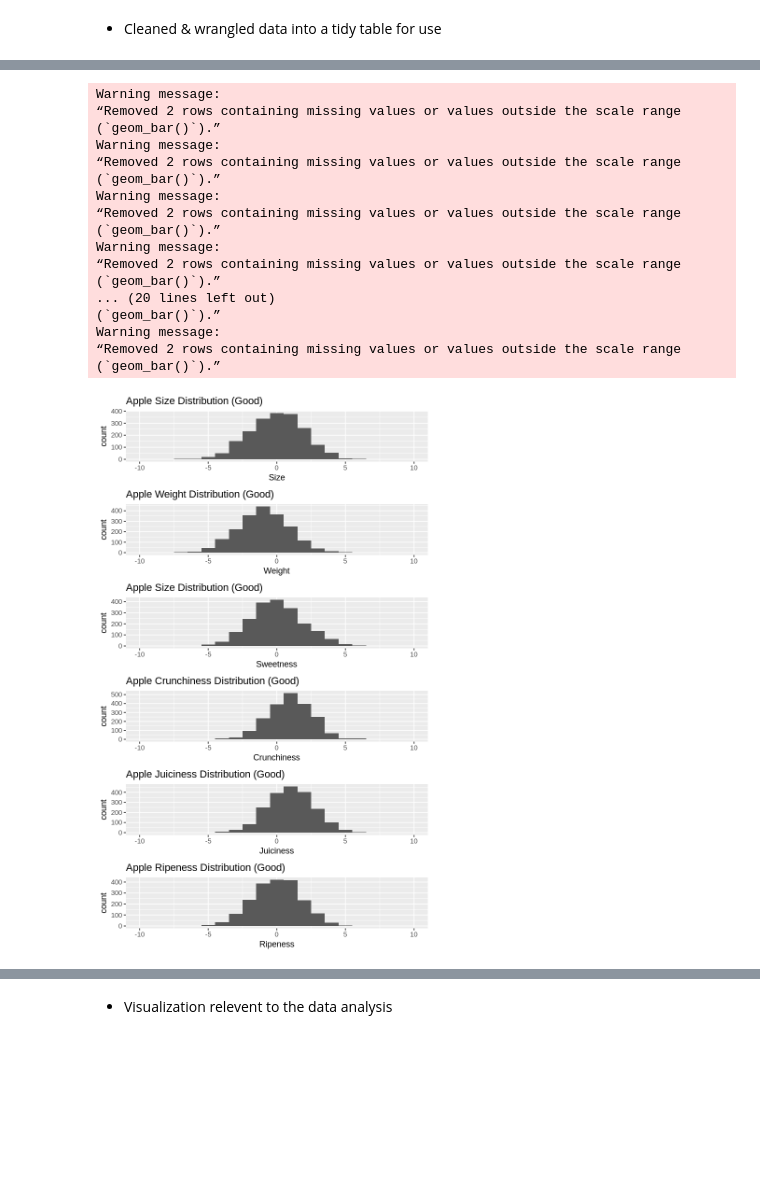
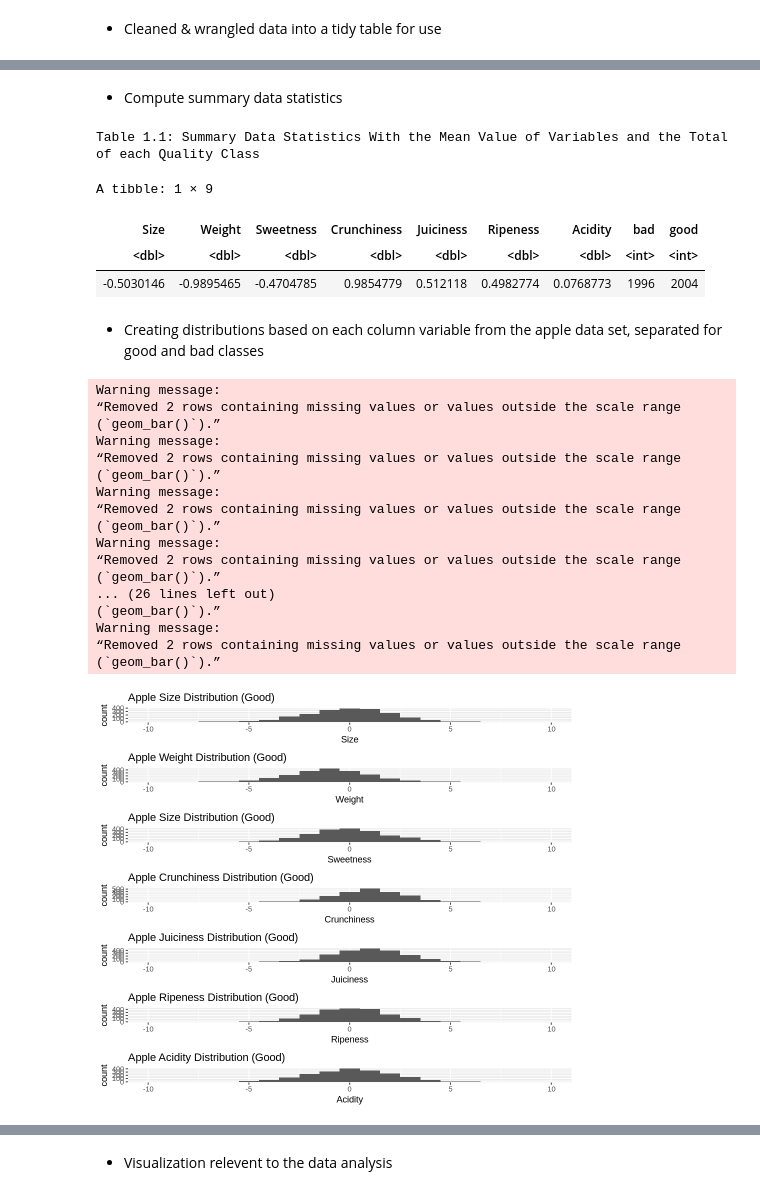
Before and after one commit to Dana-Te/DSCI100-Group-41, a Jupyter notebook: Group_Project_Report.ipynb, the cells around one changed output, grey strips where cells are left out. Cells and saved outputs as stored; diff of their text form; code cells hidden in the pictures; blank space fills up the shorter version.

Commit message:
Fixed wrangled data + added acidity

```diff
--- a/Group_Project_Report.ipynb
+++ b/Group_Project_Report.ipynb
@@ -78,26 +78,16 @@ A spec_tbl_df: 4001 × 9
 apple_data_wrangled<- apple_data|>
     filter(A_id!="NA")|>
     select(Size:Quality)|>
-    mutate(Acidity=as.character(Acidity))
+    mutate(Acidity=as.numeric(as.character(Acidity)),
+           Size	= as.numeric(Size),
+           Weight = as.numeric(Weight),
+           Sweetness = as.numeric(Sweetness),
+           Crunchiness = as.numeric(Crunchiness),
+           Juiciness = as.numeric(Juiciness),
+           Ripeness = as.numeric(Ripeness),
+           Quality = as.factor(Quality))
 
+cat("Table 1.0: Wrangled Apple Data")
 apple_data_wrangled
-
-apple_data_mean<- apple_data_wrangled|>
-    select(Size:Acidity)|>
-    mutate(Acidity=as.numeric(Acidity))|>
-    map_df(mean, na.rm=TRUE)
-
-apple_data_quality<-apple_data|>
-    filter(A_id!="NA")|>
-    select(Quality)|>
-    group_by(Quality) |>
-    summarise(Count = n())|>
-    pivot_wider(names_from=Quality, values_from=Count)
-
-Merge<- cross_join(apple_data_mean, apple_data_quality)
-Merge
-
-#The 'Merge' table consists of the mean for all the variables (Size to Ripeness),
-#and the number of rows in each classification from Quality( bad or good).
 #The data was already tidy and needed not much wrangling.
 # %% [output]
@@ -127,5 +114,34 @@ A tibble: 1 × 9
+# %% [markdown]
+- Compute summary data statistics
+# %%
+apple_data_mean<- apple_data_wrangled|>
+    select(Size:Acidity)|>
+    mutate(Acidity=as.numeric(Acidity))|>
+    map_df(mean, na.rm=TRUE)
+
+apple_data_quality<-apple_data|>
+    filter(A_id!="NA")|>
+    select(Quality)|>
+    group_by(Quality) |>
+    summarise(Count = n())|>
+    pivot_wider(names_from=Quality, values_from=Count)
+
+merge<- cross_join(apple_data_mean, apple_data_quality)
+
+cat("Table 1.1: Summary Data Statistics With the Mean Value of Variables and the Total of each Quality Class")
+merge
+#The 'Merge' table consists of the mean for all the variables (Size to Ripeness),
+#and the number of rows in each classification from Quality( bad or good).
+# %% [output]
+Table 1.1: Summary Data Statistics With the Mean Value of Variables and the Total of each Quality Class
+A tibble: 1 × 9
+| Size | Weight | Sweetness | Crunchiness | Juiciness | Ripeness | Acidity | bad | good |
+| <dbl> | <dbl> | <dbl> | <dbl> | <dbl> | <dbl> | <dbl> | <int> | <int> |
+| -0.5030146 | -0.9895465 | -0.4704785 | 0.9854779 | 0.512118 | 0.4982774 | 0.0768773 | 1996 | 2004 |
+# %% [markdown]
+- Creating distributions based on each column variable from the apple data set, separated for good and bad classes
 # %%
-options(repr.plot.width = 6)
+options(repr.plot.width = 8)
 
 apple_data_good <- apple_data_wrangled |>
      filter(Quality == 'good')
@@ -224,37 +240,39 @@ distribution_panel_good <- plot_grid(
      crunchiness_dist_good,
      juiciness_dist_good,
      ripeness_dist_good,
+     acidity_dist_good,
      ncol = 1
  )
 distribution_panel_good
 
 distribution_panel_bad <- plot_grid(
      size_dist_bad,
      weight_dist_bad,
      sweetness_dist_bad,
      crunchiness_dist_bad,
      juiciness_dist_bad,
      ripeness_dist_bad,
+     acidity_dist_bad,
      ncol = 1
  )
 
 distribution_panel_bad
 # %% [output]
 Warning message:
 “Removed 2 rows containing missing values or values outside the scale range
 (`geom_bar()`).”
 Warning message:
 “Removed 2 rows containing missing values or values outside the scale range
 (`geom_bar()`).”
 Warning message:
 “Removed 2 rows containing missing values or values outside the scale range
 (`geom_bar()`).”
 Warning message:
 “Removed 2 rows containing missing values or values outside the scale range
 (`geom_bar()`).”
-... (20 lines left out)
+... (26 lines left out)
 (`geom_bar()`).”
 Warning message:
 “Removed 2 rows containing missing values or values outside the scale range
 (`geom_bar()`).”
-[figure, old version]
+[figure, new version]
```
Also changed, not shown: parts of 9 cells of this notebook.
